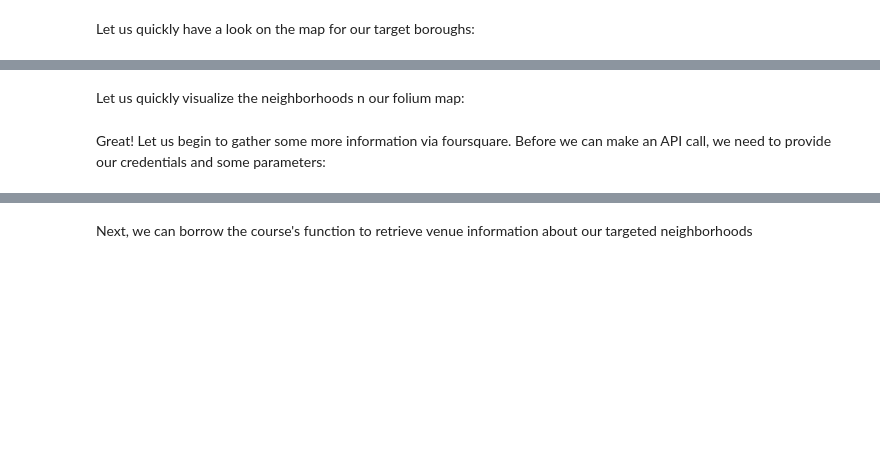
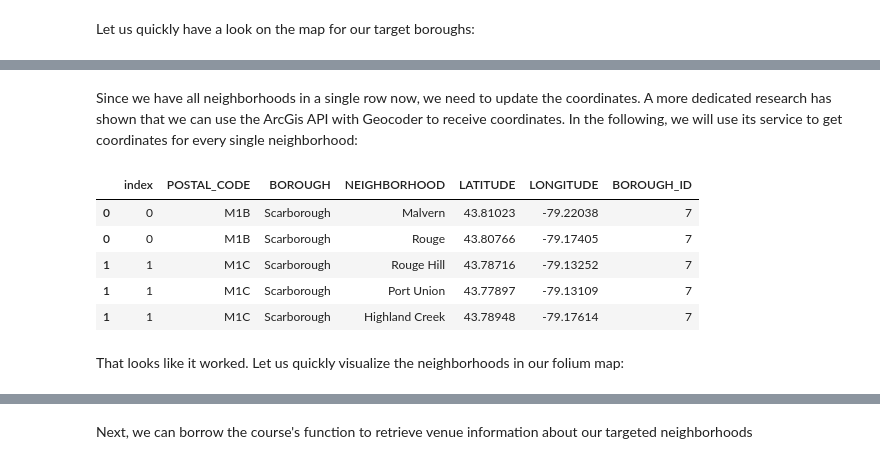
Before and after one commit to Mauricebuettgenbach/IBM_applied_data_science_capstone_project, a Jupyter notebook: Capstone_project.ipynb, the cells around one changed output, grey strips where cells are left out. Drawn from its saved outputs; the diff is of its cells as text; code cells hidden in the pictures; blank space fills up the shorter version.

```diff
--- a/Capstone_project.ipynb
+++ b/Capstone_project.ipynb
@@ -503,4 +537,26 @@ However, before we can do that we need to change our df with the targeted boroug
+# %% [markdown]
+Since we have all neighborhoods in a single row now, we need to update the coordinates. A more dedicated research has shown that we can use the ArcGis API with Geocoder to receive coordinates. In the following, we will use its service to get coordinates for every single neighborhood:
+# %%
+# Create new list to store the coordinates
+coordinates = []
+
+# Get coordinates per neighborhood
+for neighborhood in target_boroughs['NEIGHBORHOOD']: # Loop
+    g = geocoder.arcgis('{}, Toronto, Canda'.format(neighborhood)) # Get geospatial data
+    coordinates.append(g.latlng) # Append coordinates
+
+# Add coordinates to our target df
+target_boroughs['COORDINATES'] = coordinates # Add as list
+target_boroughs['LATITUDE'] = target_boroughs['COORDINATES'].apply(lambda x:x[0]) # Update lat from list element
+target_boroughs['LONGITUDE'] = target_boroughs['COORDINATES'].apply(lambda x:x[1]) # Update long from list element
+target_boroughs.drop(columns=['COORDINATES'], inplace=True) # Drop coordinates column
+target_boroughs.head()
+# %% [output]
+|  | index | POSTAL_CODE | BOROUGH | NEIGHBORHOOD | LATITUDE | LONGITUDE | BOROUGH_ID |
+| 0 | 0 | M1B | Scarborough | Malvern | 43.81023 | -79.22038 | 7 |
+| 0 | 0 | M1B | Scarborough | Rouge | 43.80766 | -79.17405 | 7 |
+| 1 | 1 | M1C | Scarborough | Rouge Hill | 43.78716 | -79.13252 | 7 |
+| 1 | 1 | M1C | Scarborough | Port Union | 43.77897 | -79.13109 | 7 |
+| 1 | 1 | M1C | Scarborough | Highland Creek | 43.78948 | -79.17614 | 7 |
 # %% [markdown]
-Let us quickly visualize the neighborhoods n our folium map:
+That looks like it worked. Let us quickly visualize the neighborhoods in our folium map:
-# %% [markdown]
-Great! Let us begin to gather some more information via foursquare. Before we can make an API call, we need to provide our credentials and some parameters:
```
Also changed, not shown: parts of 25 cells of this notebook.
